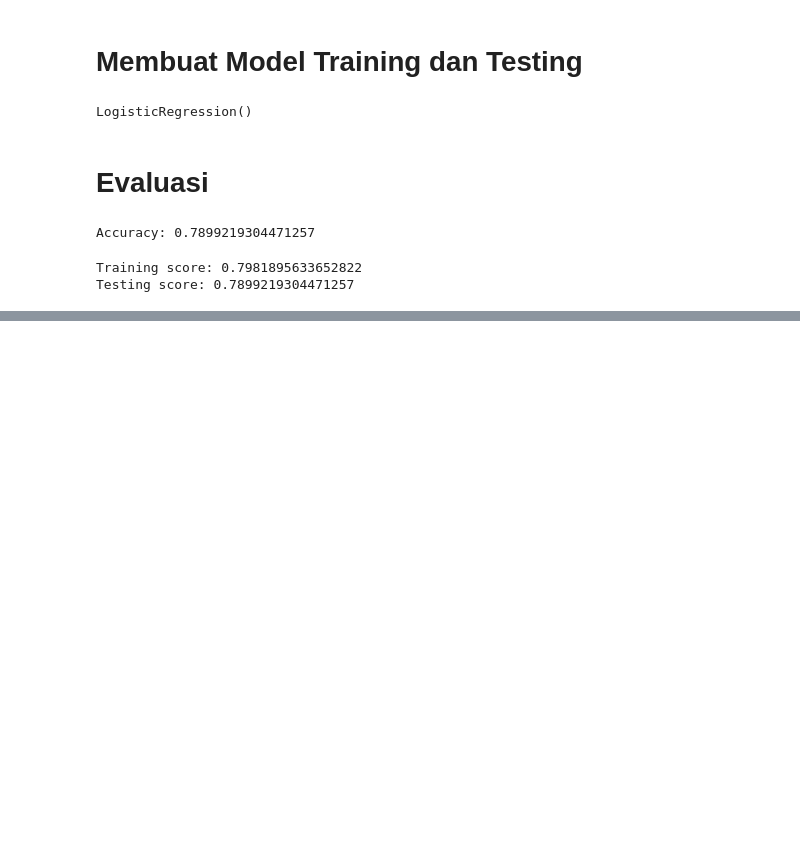
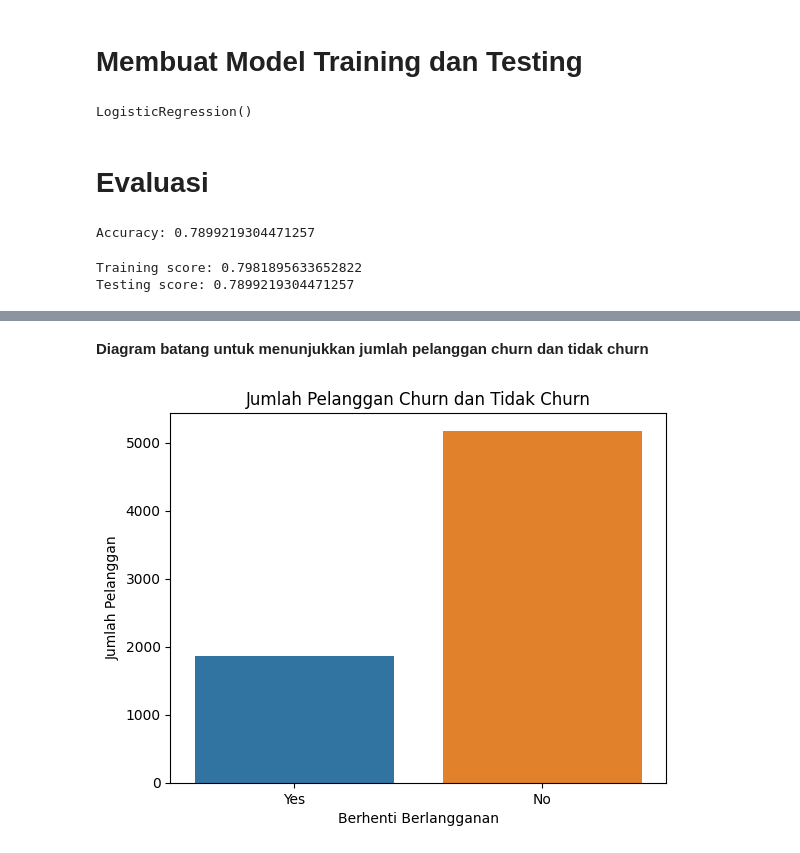
Before and after one commit to masfudindc/DSW_2023, a Jupyter notebook: dsw.ipynb, the cells around one changed output, grey strips where cells are left out. Saved outputs shown, nothing was run; the diff lists cells and outputs as text; code cells hidden in the pictures; blank space fills up the shorter version.

Commit message:
feat: Add visualisasi

```diff
--- a/dsw.ipynb
+++ b/dsw.ipynb
@@ -147,0 +159,13 @@ Testing score: 0.7899219304471257
+# %% [markdown]
+**Diagram batang untuk menunjukkan jumlah pelanggan churn dan tidak churn**
+# %%
+import seaborn as sns
+import matplotlib.pyplot as plt
+
+sns.countplot(x='Churn Label', data=df)
+plt.title('Jumlah Pelanggan Churn dan Tidak Churn')
+plt.xlabel('Berhenti Berlangganan')
+plt.ylabel('Jumlah Pelanggan')
+plt.show()
+# %% [output]
+[figure, added]
```
Also changed, not shown: parts of 13 cells of this notebook.
